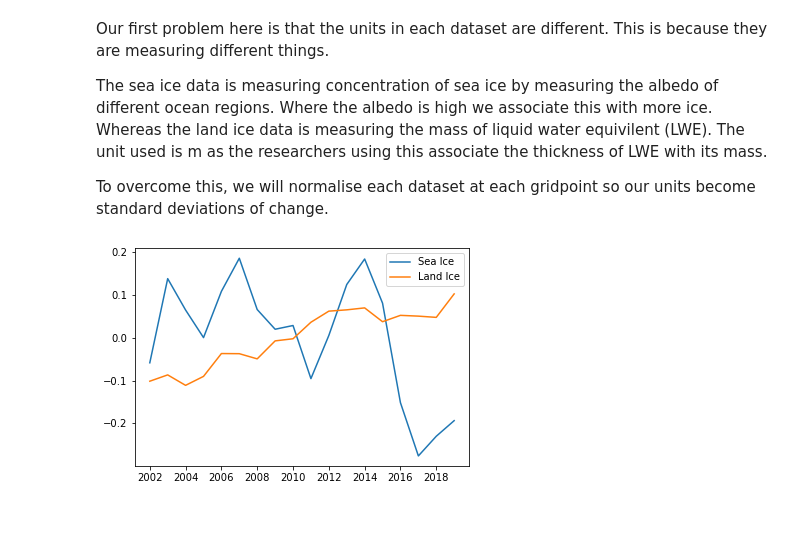
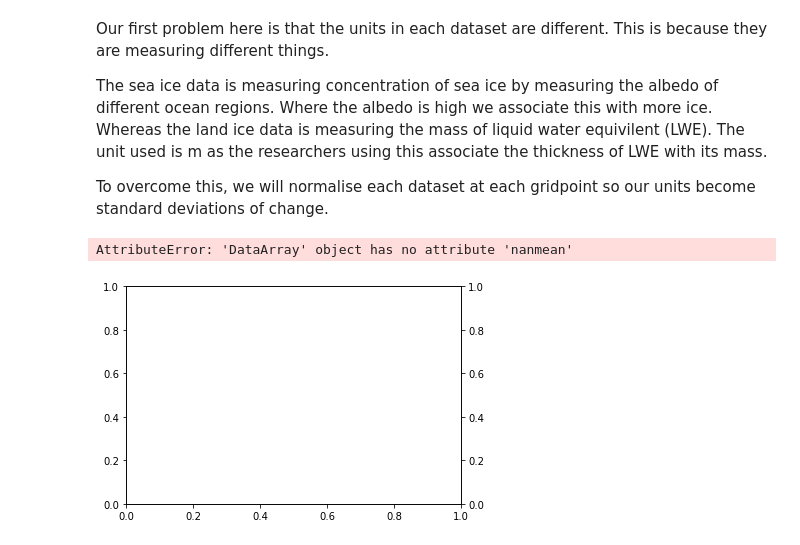
Before and after one commit to hjelleyman/Antarctica-M.2, a Jupyter notebook: combining ice data.ipynb, the cells around one changed output. Saved outputs shown, nothing was run; the diff lists cells and outputs as text; code cells hidden in the pictures; blank space fills up the shorter version.

```diff
--- a/combining ice data.ipynb
+++ b/combining ice data.ipynb
@@ -31,3 +27,3 @@ Coordinates:
 # %%
 LIC = ci.load_landice()
-LIC
+LIC = LIC.sel(lat=slice(-90,-55))
@@ -65,20 +43,25 @@ import xarray as xr
 Ice = xr.Dataset(dict(SIC=SIC, LIC=LIC
                         ))
 # %%
-Ice = (Ice.sel(time=slice('2002-01-01','2019-12-31'))
-      .pipe(w5.find_anomalies)
-      .pipe(w5.yearly_average)
-      .pipe(w5.normalise_indepenant)
-     )
+# Ice = (Ice.sel(time=slice('2002-01-01','2019-12-31'))
+#       .pipe(w5.find_anomalies)
+#       .pipe(w5.yearly_average)
+#       .pipe(w5.normalise_indepenant)
 # %%
 import matplotlib.pyplot as plt
 # %%
 fig, ax = plt.subplots()
+ax2 = ax.twinx()
 # ax.plot(Ice.IC.time,Ice.IC.mean(dim=('x','y')), label='Total Ice', lw=3)
-ax.plot(Ice.SIC.time,Ice.SIC.mean(dim=('x','y')), label='Sea Ice')
-ax.plot(Ice.LIC.time,Ice.LIC.mean(dim=('x','y')), label='Land Ice')
-ax.legend()
+l1 = ax.plot(Ice.SIC.time,Ice.SIC.mean(dim=('x','y')), label='Sea Ice')
+ax2.plot([],[])
+l2 = ax2.plot(Ice.LIC.time,Ice.LIC.mean(dim=('x','y')), label='Land Ice')
+lines = l1 + l2
+labels = [line.get_label() for line in lines]
+ax.legend(lines, labels)
+plt.savefig('images/week7/ice_timeseries.pdf')
 plt.show()
 # %% [output]
+AttributeError: 'DataArray' object has no attribute 'nanmean'
-[figure, old version]
+[figure, new version]
 # %%
```
Also changed, not shown: parts of 7 cells of this notebook.
